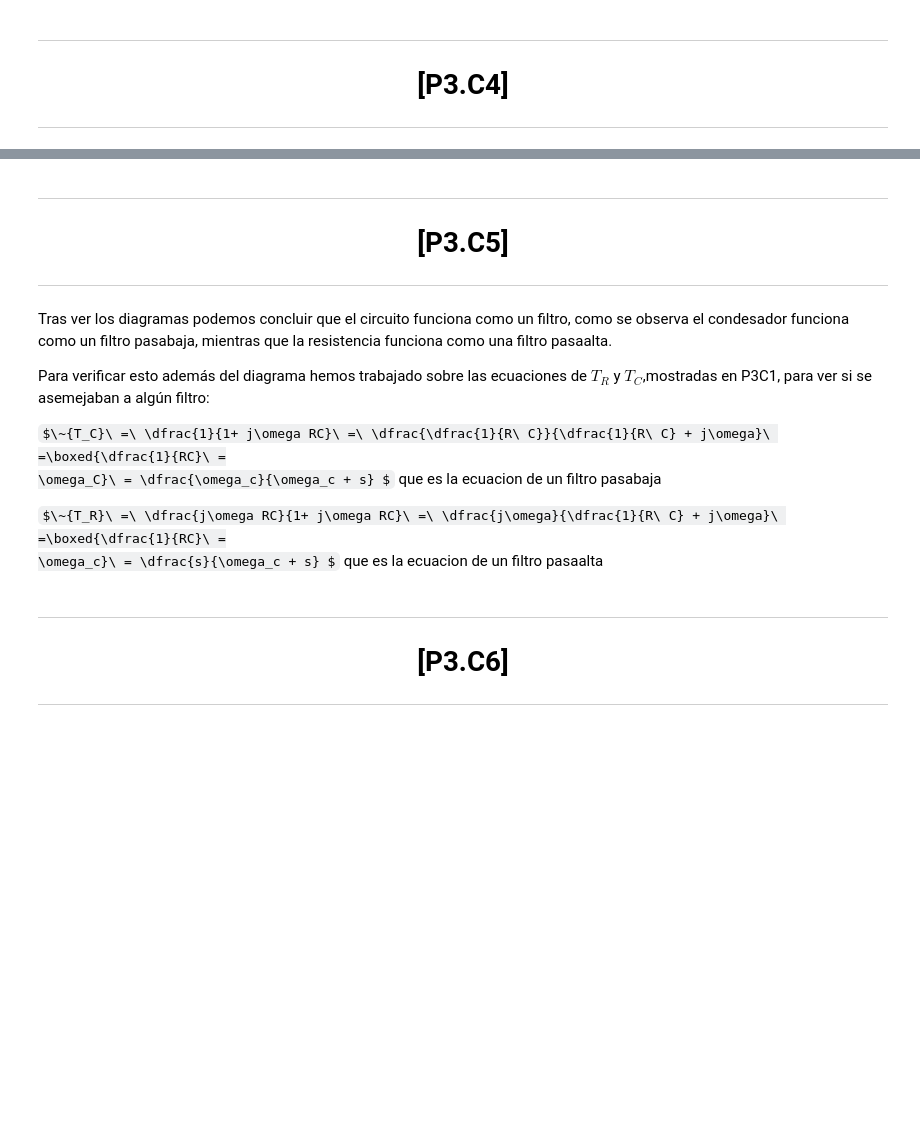
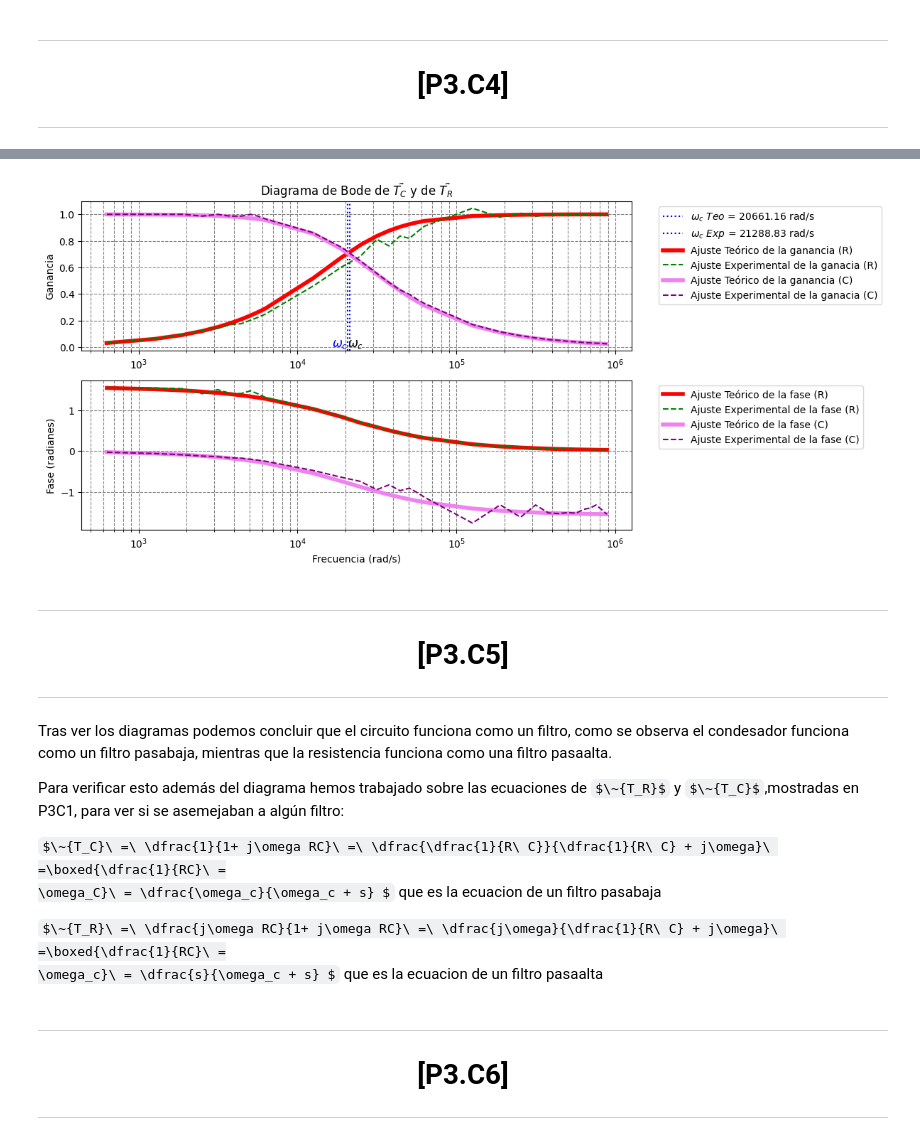
Before and after one commit to WetZap/Practicas-Circuitos, a Jupyter notebook: Practicas/Sesion 3/TerceraSesion.ipynb, the cells around one changed output, grey strips where cells are left out. Saved outputs shown, nothing was run; the diff lists cells and outputs as text; code cells hidden in the pictures; some formulas as TeX source; blank space fills up the shorter version.

```diff
--- a/Practicas/Sesion 3/TerceraSesion.ipynb
+++ b/Practicas/Sesion 3/TerceraSesion.ipynb
@@ -299,3 +338,41 @@ plt.show()
+# %%
+# Graficar el diagrama de Bode - Ganancia
+
+plt.figure(figsize=(10, 6))
+plt.subplot(2, 1, 1)
+plt.axvline(1/RCteo, color='blue', linestyle=':', label=fr"$\omega_c\ Teo$ = {1/RCteo:.2f} rad/s")
+plt.text(1/RCteo, plt.gca().get_ylim()[1] * 0, r"$\omega_c$",color="blue", fontsize=12, ha="right",va='baseline')
+plt.axvline(1/RCexp, color='b', linestyle=':', label=fr"$\omega_{{c}}\ Exp$ = {1/RCexp:.2f} rad/s")
+plt.text(1/RCteo, plt.gca().get_ylim()[1] * 0, r"$\omega_c$",color="black", fontsize=12, ha="left",va='baseline')
+# Resistencia
+plt.semilogx(FrecuenciaAngularTeo, GananciaTeoR,label="Ajuste Teórico de la ganancia (R)",color="red",lw=4)  # Gráfica semilogarítmica
+plt.semilogx(FrecuenciaAngular, GananciaExpR,label='Ajuste Experimental de la ganacia (R)',color='green',linestyle='--')  # Gráfica semilogarítmica
+# Condensador
+plt.semilogx(FrecuenciaAngularTeo, GananciaTeoC,label="Ajuste Teórico de la ganancia (C)",color="violet",lw=4)  # Gráfica semilogarítmica
+plt.semilogx(FrecuenciaAngular, GananciaExpC,label='Ajuste Experimental de la ganacia (C)',color='purple',linestyle='--')
+
+plt.title(r"Diagrama de Bode de $\~{T_C}$ y de $\~{T_R}$")
+plt.ylabel("Ganancia")
+plt.legend(bbox_to_anchor=(1.04, 1), loc="upper left")
+plt.grid(True, which="both", linestyle="--", color="gray")
+
+# Graficar el Bode - Fase (grados)
+plt.subplot(2, 1, 2)
+# Resistencia
+plt.semilogx(FrecuenciaAngular, FaseTeoR,label="Ajuste Teórico de la fase (R)",color="red",lw=4)  # Gráfica semilogarítmica
+plt.semilogx(FrecuenciaAngular, FaseExpR,label='Ajuste Experimental de la fase (R)',color='green',linestyle='--')  # Gráfica semilogarítmica
+# Condensador
+plt.semilogx(FrecuenciaAngularTeo,FaseTeoC ,label="Ajuste Teórico de la fase (C)",color="violet",lw=4)  # Gráfica semilogarítmica
+plt.semilogx(FrecuenciaAngular, FaseExpC,label='Ajuste Experimental de la fase (C)',color='purple',linestyle='--')
+
+plt.ylabel("Fase (radianes)")
+plt.xlabel("Frecuencia (rad/s)")
+plt.grid(True, which="both", linestyle="--", color="gray")
+plt.legend(bbox_to_anchor=(1.04, 1), loc="upper left")
+
+plt.show()
+# %% [output]
+[figure, added]
 # %% [markdown]
 ---
 <h1 style="text-align: center;">[P3.C5]</h1>
@@ -304,7 +381,7 @@ plt.show()
 # %% [markdown]
 Tras ver los diagramas podemos concluir que el circuito funciona como un filtro, como se observa el condesador funciona como un filtro pasabaja, mientras que la resistencia funciona como una filtro pasaalta.
 
-Para verificar esto además del diagrama hemos trabajado sobre las ecuaciones de $T_R$ y $T_C$,mostradas en P3C1, para ver si se asemejaban a algún filtro:
+Para verificar esto además del diagrama hemos trabajado sobre las ecuaciones de $\~{T_R}$ y $\~{T_C}$,mostradas en P3C1, para ver si se asemejaban a algún filtro:
 
 $\~{T_C}\ =\ \dfrac{1}{1+ j\omega RC}\ =\ \dfrac{\dfrac{1}{R\ C}}{\dfrac{1}{R\ C} + j\omega}\ =\boxed{\dfrac{1}{RC}\ =
  \omega_C}\ = \dfrac{\omega_c}{\omega_c + s} $ que es la ecuacion de un filtro pasabaja
```
Also changed, not shown: parts of 7 cells of this notebook.
